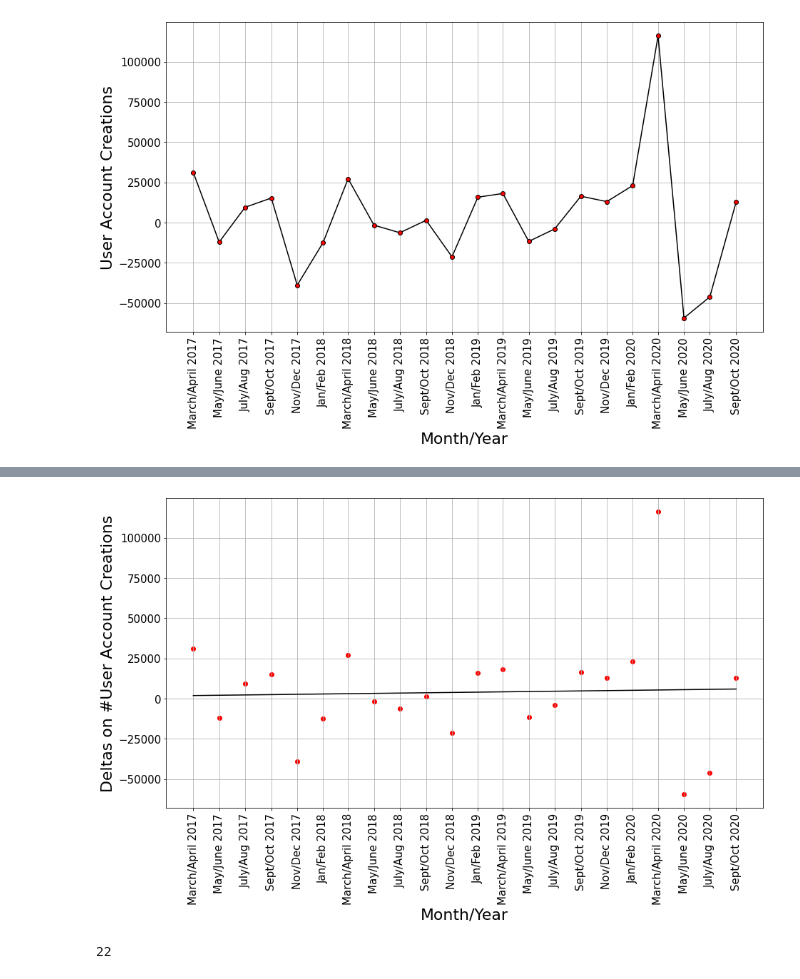
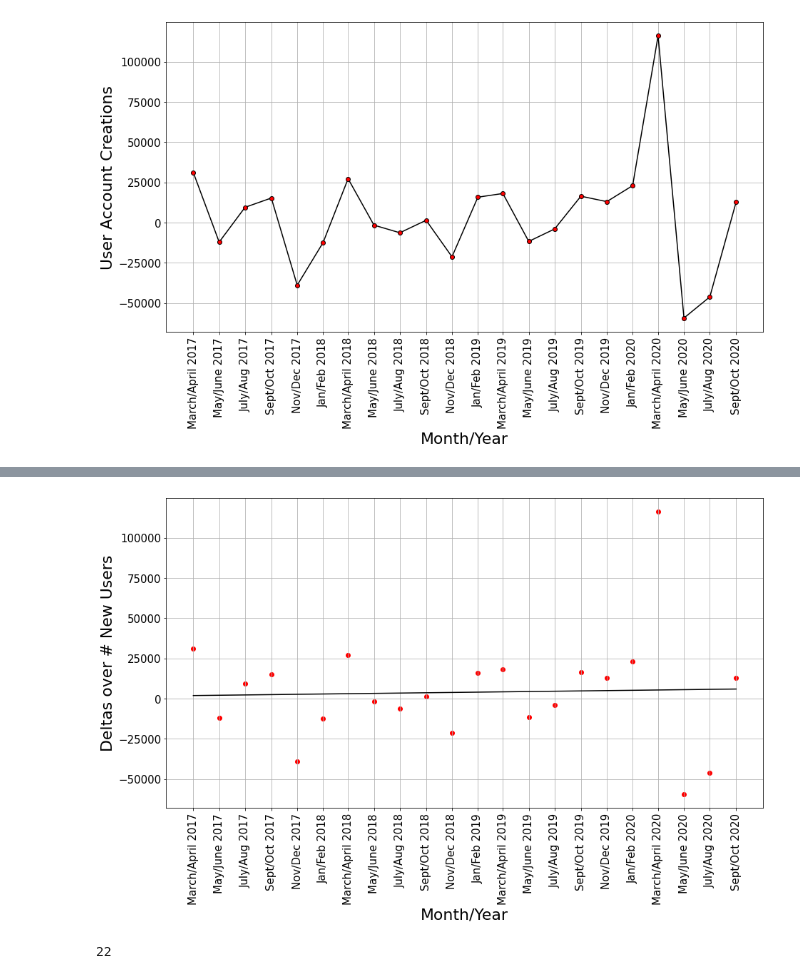
Before and after one commit to farimaf/StackOverFlowAnalysis_Pandemic, a Jupyter notebook: UsersAnalysis.ipynb, the cells around one changed output, grey strips where cells are left out. Cells and saved outputs as stored; diff of their text form; code cells hidden in the pictures.

```diff
--- a/UsersAnalysis.ipynb
+++ b/UsersAnalysis.ipynb
@@ -243,7 +265,7 @@ pylab.show()
 # %%
 #so we decide its normal according to plots
 # %%
-creation_daily_grp_delta_notna['day_date']=pd.to_datetime(creation_daily_grp_delta_notna["day_date"])
-creation_daily_grp_delta_notna.info()
+creation_daily_grp_delta_notna_noOutli['day_date']=pd.to_datetime(creation_daily_grp_delta_notna_noOutli["day_date"])
+creation_daily_grp_delta_notna_noOutli.info()
 # %% [output]
 <class 'pandas.core.frame.DataFrame'>
@@ -276,6 +298,6 @@ creation_daily_grp_delta_notna_17_19.head()
 | 4 | 2017-01-05 | 4891 | 70.0 |
 | 5 | 2017-01-06 | 4281 | -610.0 |
 # %%
-creation_daily_grp_delta_notna_20=creation_daily_grp_delta_notna[creation_daily_grp_delta_notna['day_date']>='2020-01-01']
-len(creation_daily_grp_delta_notna_20)
+creation_daily_grp_delta_notna_noOutli_20=creation_daily_grp_delta_notna_noOutli[creation_daily_grp_delta_notna_noOutli['day_date']>='2020-01-01']
+len(creation_daily_grp_delta_notna_noOutli_20)
 # %% [output]
@@ -378,0 +479,5 @@ creation_daily_grp_delta_notna_19['count_delta'].mean()
+# %%
+y, x, _=plt.hist(creation_daily_grp_delta_notna_noOutli_20['count_delta'],bins=30)
+probs_20=y/len(creation_daily_grp_delta_notna_noOutli_20['count_delta'])
+print(probs_20.sum())
+print(stats.entropy(probs_20,base=30)) #log 30=3.4
@@ -572,4 +755,4 @@ plt.savefig('figs/SO_UsersCreationBiMonthly.pdf',bbox_inches='tight')
 #     plt.xticks(df['months'], ticks,fontsize=15,rotation=90)
 #     plt.show()
 # %%
-fit_reg_line(bimonthly_yearly,bi_ticks,'months','counts')
+# fit_reg_line(bimonthly_yearly,bi_ticks,'months','counts')
@@ -725,34 +903,34 @@ plt.grid()
 # %%
 from sklearn import linear_model
 x=np.array(pd.to_datetime(bimonthly_yearly_deltaclean['months'].index.values, format='%Y-%m-%d'), dtype=float)
 x=x.reshape(-1, 1)
 y=np.array(bimonthly_yearly_deltaclean['count_delta'], dtype=float)
 
 lm = linear_model.LinearRegression()
 model = lm.fit(x,y)
 predictions = lm.predict(x)
 
 fig, ax = plt.subplots(figsize=(15,8))
 plt.plot(bimonthly_yearly_deltaclean['months'], predictions, 'k-')
 plt.scatter(bimonthly_yearly_deltaclean['months'],bimonthly_yearly_deltaclean['count_delta'],color='red')
 plt.xticks(bimonthly_yearly_deltaclean['months'], bi_ticks[1:],fontsize=15,rotation=90)
 plt.yticks(fontsize=15)
-plt.ylabel('Deltas on #User Account Creations',fontsize=22)
+plt.ylabel('Deltas over # New Users',fontsize=22)
 plt.xlabel('Month/Year',fontsize=22)
 plt.grid()
 plt.savefig('figs/SO_UsersCreationBiMonthlyDeltasRegressline.pdf',bbox_inches='tight')
 
 # fig, ax = plt.subplots(figsize=(20,10))
 # ax.plot(x, predictions,label='Linear fit', lw=3,color='black')
 # # plt.xticks(x, bi_ticks[1:23],fontsize=18,rotation=90)
 # ax.scatter(x, y,label='value', marker='o', color='r')
 # # plt.xticks(bimonthly_yearly_deltaclean['months'], bi_ticks[1:],fontsize=15,rotation=90)
 # plt.ylabel('Number of user creations')
 # ax.legend()
 # plt.grid()
 # plt.show()
 # %% [output]
-[figure, old version]
+[figure, new version]
 # %%
 # x = np.arange(df[date_column].size) # = array([0, 1, 2, ..., 3598, 3599, 3600])
 # fit = np.polyfit(x, df[count_column], 1)
```
Also changed, not shown: parts of 82 cells of this notebook, 3 other files.
